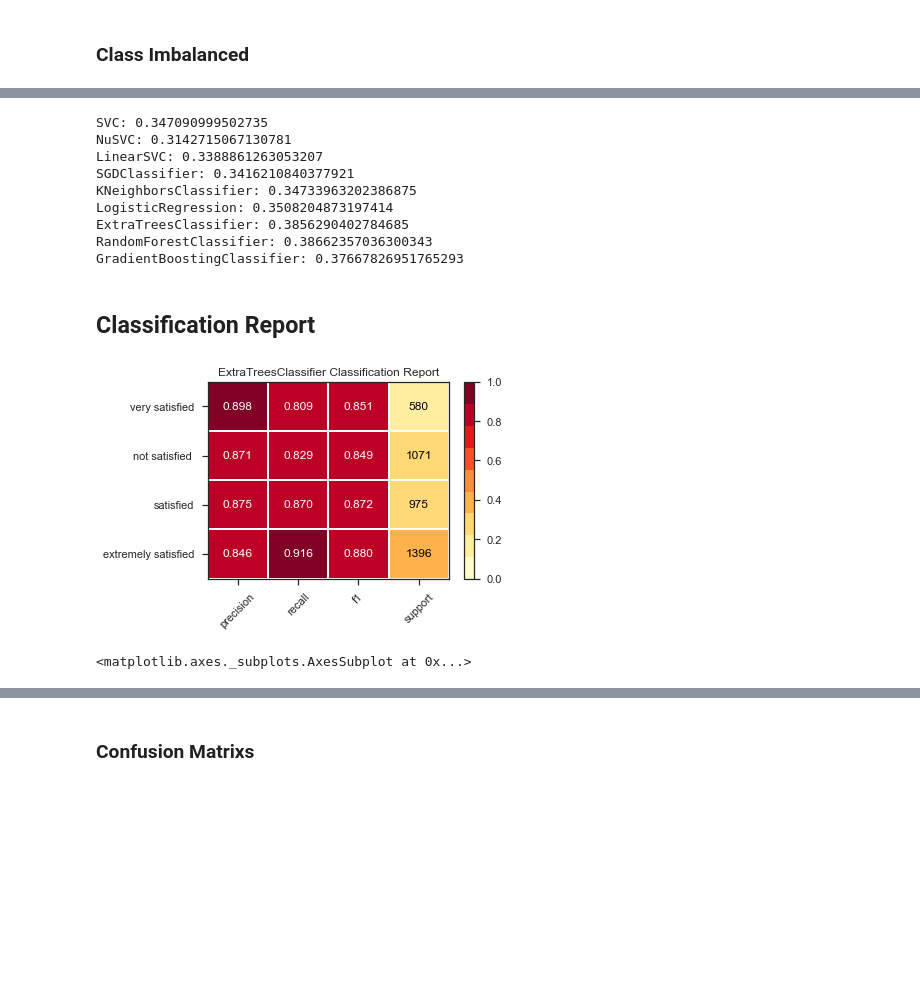
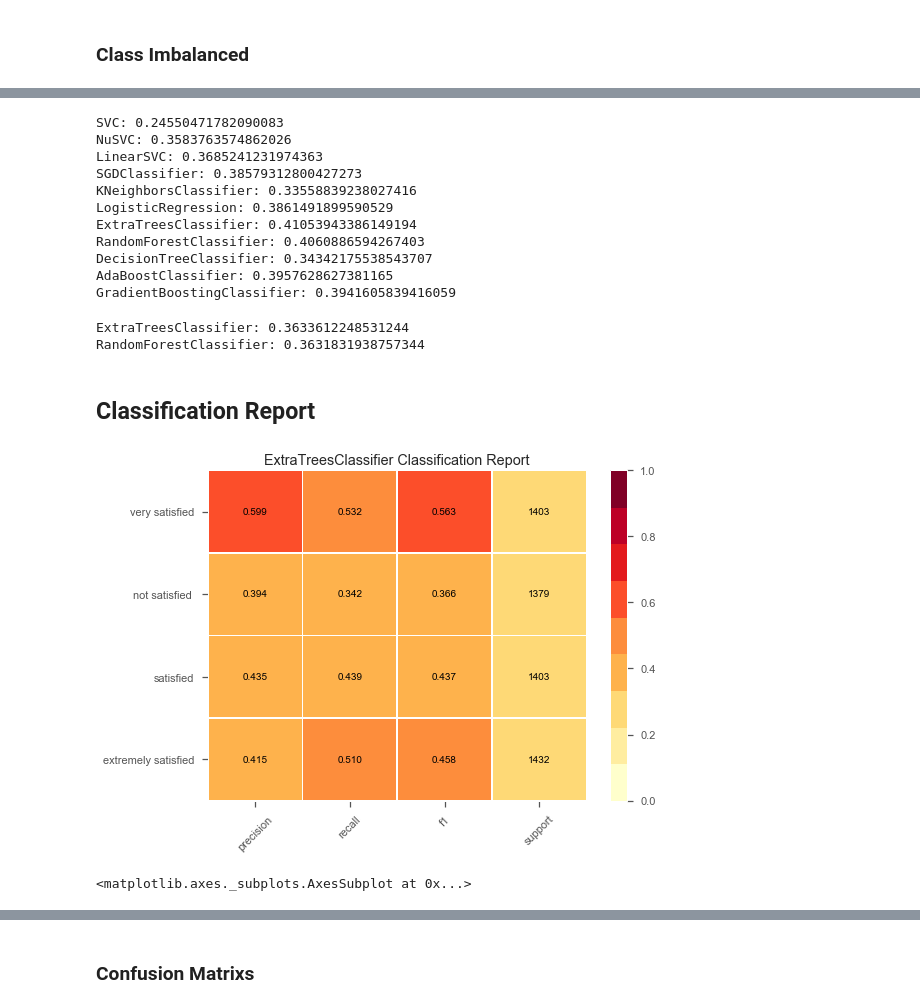
Before and after one commit to georgetown-analytics/First-Home-Recommender, a Jupyter notebook: Modeling_Full.ipynb, the cells around one changed output, grey strips where cells are left out. Saved outputs shown, nothing was run; the diff lists cells and outputs as text; code cells hidden in the pictures; blank space fills up the shorter version.

```diff
--- a/Modeling_Full.ipynb
+++ b/Modeling_Full.ipynb
@@ -47,7 +49,7 @@ for elt in cursor.description:
 
 df = pd.DataFrame(data=rows, columns=col_names )
 # %%
-df = pd.read_csv('AHS Household Class.csv')
+#df = pd.read_csv('AHS Household Class.csv')
 # %%
 df.columns
 # %% [output]
@@ -103,0 +88,4 @@ X_train, X_test, y_train, y_test = train_test_split(
+# %%
+X = df[['HHAGE', 'HINCP', 'BATHROOMS', 'UTILAMT','PERPOVLVL',  'ELECAMT', 'GASAMT', 'TRASHAMT', 'WATERAMT', 'OMB13CBSA','UNITSIZE','NUMPEOPLE','STORIES', 'HHNATVTY']]
+
+y = df['RATINGHS_BIN']
@@ -104,3 +113,6 @@ X_train, X_test, y_train, y_test = train_test_split(
 # %%
 from imblearn.over_sampling import SMOTE
 sm = SMOTE(random_state = 33)
+# %%
+X_sm, y_sm = sm.fit_sample(X, y.ravel())
+pd.Series(y_sm).value_counts().plot.bar()
@@ -127 +142,6 @@ pd.Series(y_sm).value_counts().plot.bar()
+# %%
+# Create the train and test data
+from sklearn.model_selection import train_test_split
+X_train, X_test, y_train, y_test = train_test_split(
+    X_sm, y_sm, test_size=0.2)
 # %%
@@ -145,40 +166,55 @@ models = [
     SVC(), NuSVC(), LinearSVC(),
     SGDClassifier(), KNeighborsClassifier(),
     LogisticRegression(),
-    #aggingClassifier(),
-    ExtraTreesClassifier(n_estimators=100),
-    RandomForestClassifier(n_estimators=100),
-    GradientBoostingClassifier(n_estimators=100,learning_rate=.3)
+    ExtraTreesClassifier(n_estimators=100, max_features='log2', n_jobs=2, random_state=42),
+    RandomForestClassifier(n_estimators=100, random_state=42),
+    DecisionTreeClassifier(),
+    AdaBoostClassifier(learning_rate=0.7,n_estimators=200),
+    GradientBoostingClassifier(n_estimators=100, learning_rate=.5,max_depth=4)
     #learning_rate=.5,max_depth=4, min_samples_leaf=75
 ]
 
 for model in models:
-    score_model(X_sm, y_sm.ravel(), model)
+    score_model(X_train, y_train.ravel(), model)
 # %% [output]
-SVC: 0.347090999502735
-NuSVC: 0.3142715067130781
-LinearSVC: 0.3388861263053207
-SGDClassifier: 0.3416210840377921
-KNeighborsClassifier: 0.34733963202386875
-LogisticRegression: 0.3508204873197414
-ExtraTreesClassifier: 0.3856290402784685
-RandomForestClassifier: 0.38662357036300343
-GradientBoostingClassifier: 0.37667826951765293
+SVC: 0.24550471782090083
+NuSVC: 0.3583763574862026
+LinearSVC: 0.3685241231974363
+SGDClassifier: 0.38579312800427273
+KNeighborsClassifier: 0.33558839238027416
+LogisticRegression: 0.3861491899590529
+ExtraTreesClassifier: 0.41053943386149194
+RandomForestClassifier: 0.4060886594267403
+DecisionTreeClassifier: 0.34342175538543707
+AdaBoostClassifier: 0.3957628627381165
+GradientBoostingClassifier: 0.3941605839416059
+# %%
+models = [
+    ExtraTreesClassifier(),
+    RandomForestClassifier()
+
+]
+
+for model in models:
+    score_model(X_train, y_train.ravel(), model)
+# %% [output]
+ExtraTreesClassifier: 0.3633612248531244
+RandomForestClassifier: 0.3631831938757344
 # %% [markdown]
 ## Classification Report
 # %%
 from yellowbrick.classifier import ClassificationReport
 
 # Instantiate the classification model and visualizer
 classes=['extremely satisfied','satisfied','not satisfied ','very satisfied']
 model = ExtraTreesClassifier()
-visualizer = ClassificationReport(model, classes=classes, support=True)
+visualizer = ClassificationReport(model, classes=classes, size=(600, 420), support=True)
 
-visualizer.fit(X_sm, y_sm.ravel())        # Fit the visualizer and the model
-visualizer.score(X_test, y_test.values.ravel())        # Evaluate the model on the test data
+visualizer.fit(X_train, y_train.ravel())        # Fit the visualizer and the model
+visualizer.score(X_test, y_test.ravel())        # Evaluate the model on the test data
 visualizer.show()                       # Finalize and show the figure
 # %% [output]
-[figure, old version]
+[figure, new version]
 <matplotlib.axes._subplots.AxesSubplot at 0x...>
 # %%
 
```
Also changed, not shown: parts of 26 cells of this notebook.
